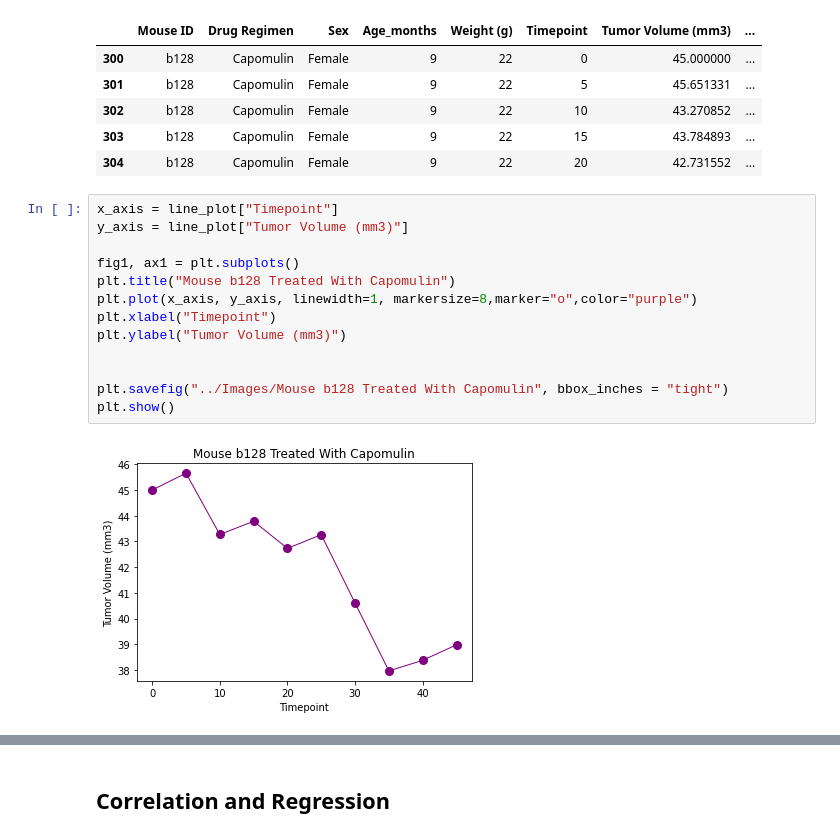
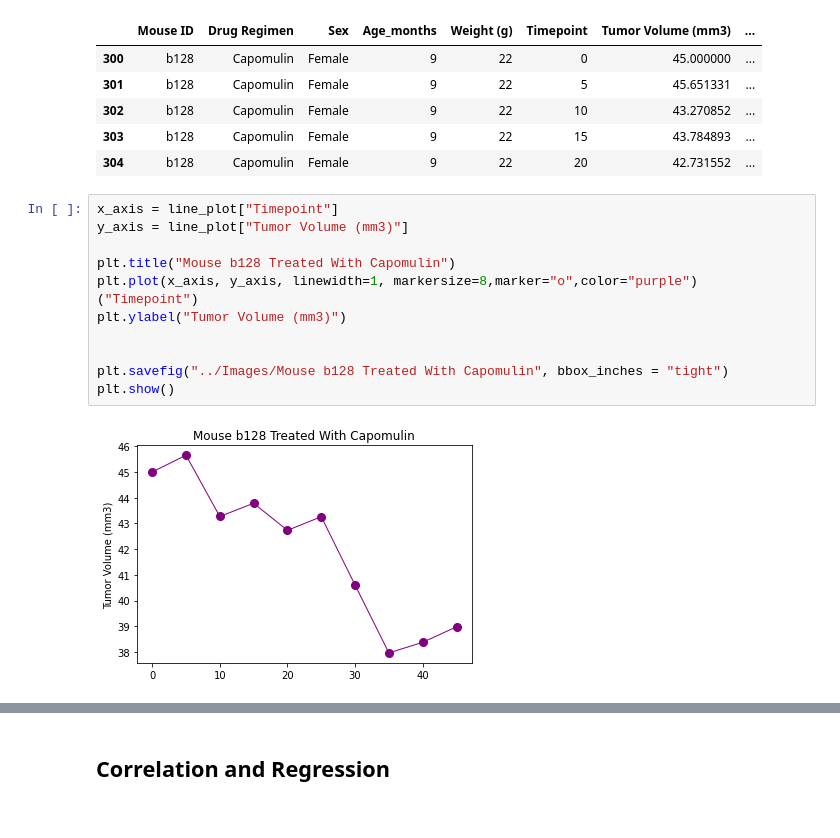
Before and after one commit to JoseH-Git/matplotlib--challenge, a Jupyter notebook: Pymaceuticals/pymaceuticals_starter.ipynb, the cells around one changed output, grey strips where cells are left out. Saved outputs shown, nothing was run; the diff lists cells and outputs as text.

Commit message:
Quartiles_update_graph

```diff
--- a/Pymaceuticals/pymaceuticals_starter.ipynb
+++ b/Pymaceuticals/pymaceuticals_starter.ipynb
@@ -328,18 +339,17 @@ line_plot.head()
 # %%
 x_axis = line_plot["Timepoint"]
 y_axis = line_plot["Tumor Volume (mm3)"]
 
-fig1, ax1 = plt.subplots()
 plt.title("Mouse b128 Treated With Capomulin")
 plt.plot(x_axis, y_axis, linewidth=1, markersize=8,marker="o",color="purple")
-plt.xlabel("Timepoint")
+("Timepoint")
 plt.ylabel("Tumor Volume (mm3)")
 
 
 plt.savefig("../Images/Mouse b128 Treated With Capomulin", bbox_inches = "tight")
 plt.show()
 # %% [output]
-[figure, old version]
+[figure, new version]
 # %%
 # Generate a scatter plot of average tumor volume vs. mouse weight for the Capomulin regimen
 
```
Also changed, not shown: parts of 3 cells of this notebook, 1 other file.
